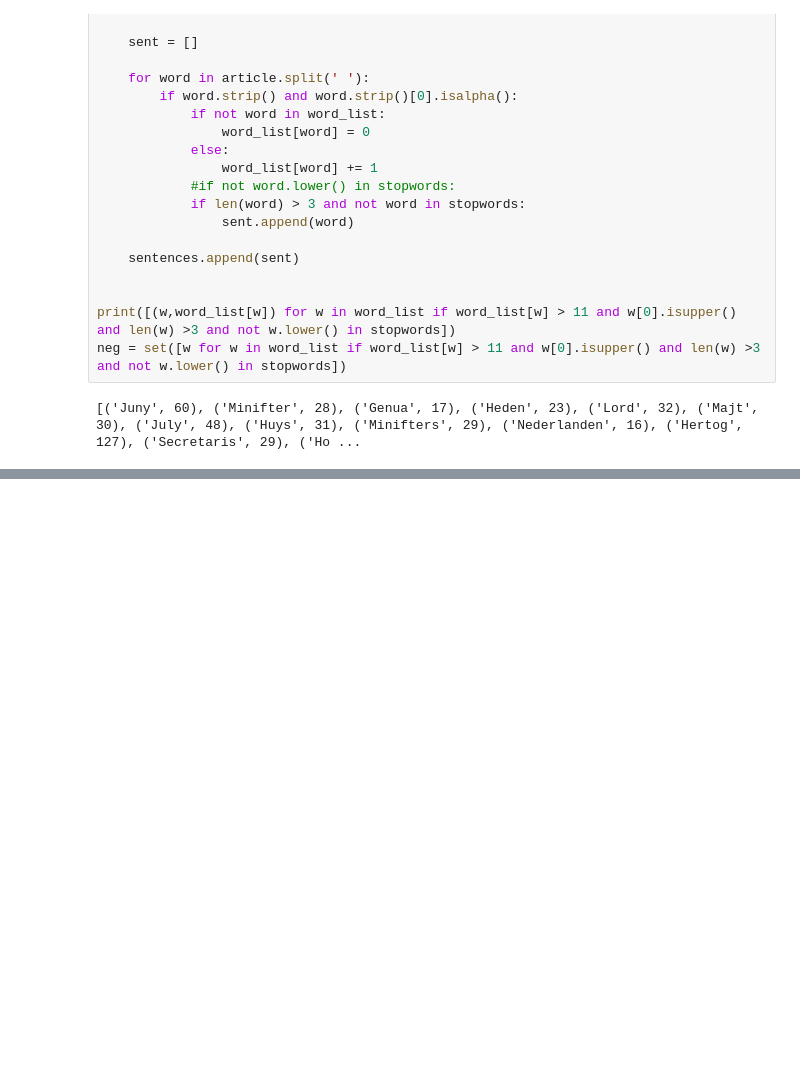
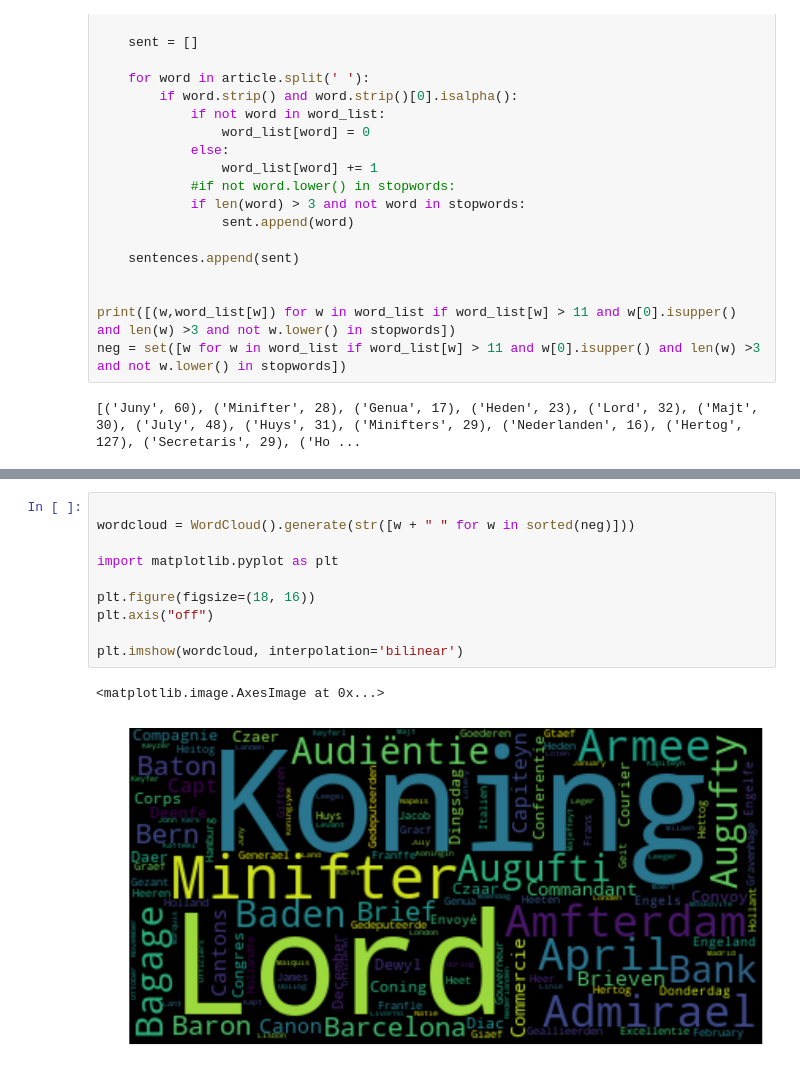
Before and after one commit to WillemJan/DHBenelux2018, a Jupyter notebook: DhBenelux-Copy1.ipynb, the cells around one changed output, grey strips where cells are left out. Saved outputs shown, nothing was run; the diff lists cells and outputs as text; blank space fills up the shorter version.

```diff
--- a/DhBenelux-Copy1.ipynb
+++ b/DhBenelux-Copy1.ipynb
@@ -570 +575,14 @@ plt.imshow(wordcloud, interpolation='bilinear')
+# %%
+
+wordcloud = WordCloud().generate(str([w + " " for w in sorted(neg)]))
+
+import matplotlib.pyplot as plt
+
+plt.figure(figsize=(18, 16))
+plt.axis("off")
+
+plt.imshow(wordcloud, interpolation='bilinear')
+# %% [output]
+<matplotlib.image.AxesImage at 0x...>
+[figure, added]
 # %%
```
Also changed, not shown: parts of 5 cells of this notebook.
